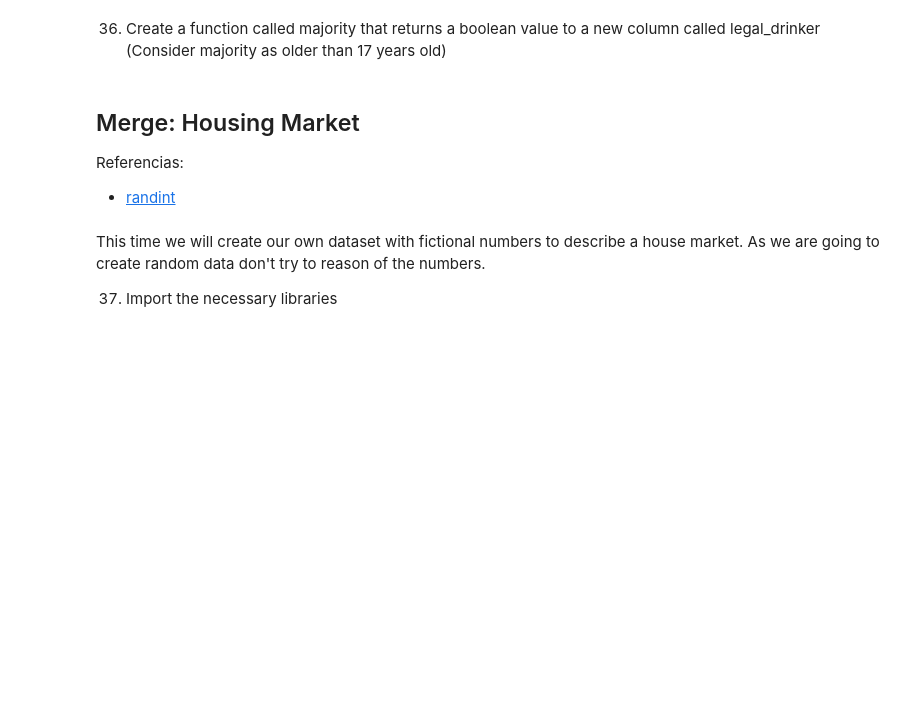
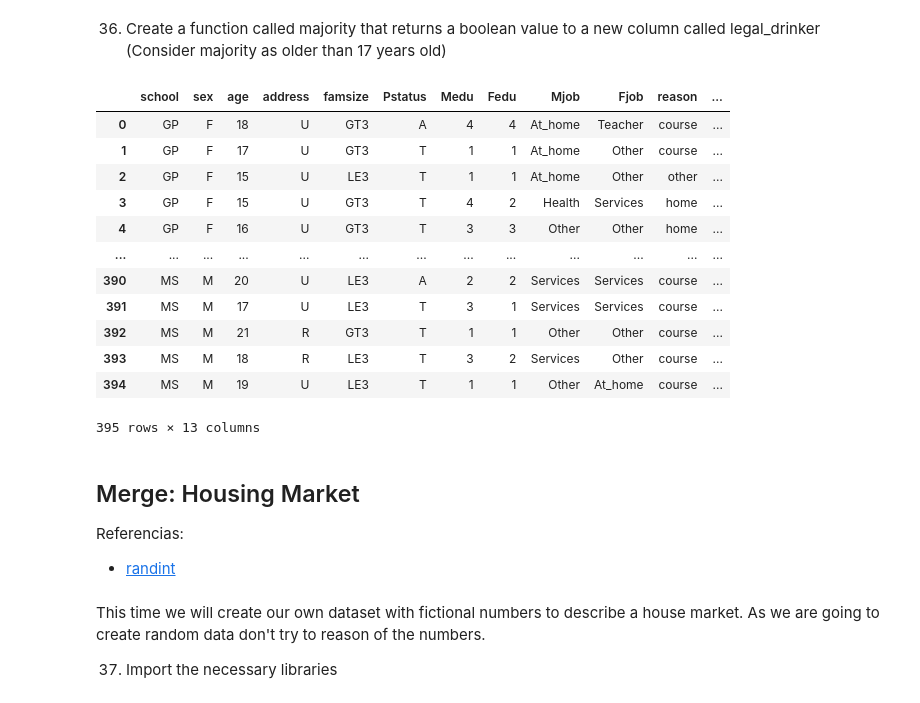
Before and after one commit to Luis-Eduardo-P-Ch/Programacion-para-el-Analisis-de-datos, a Jupyter notebook: Practica4.ipynb, the cells around one changed output. Saved outputs shown, nothing was run; the diff lists cells and outputs as text; code cells hidden in the pictures; blank space fills up the shorter version.

```diff
--- a/Practica4.ipynb
+++ b/Practica4.ipynb
@@ -527,0 +565,4 @@ Referencias:
+# %%
+#si queremos obtener un nuevo dataFrame que contenga solo columnas desde "school" hasta "guardian"
+new_df=df.loc[:, 'school': 'guardian']
+print(new_df)
@@ -530,2 +600,8 @@ Referencias:
 # %% [markdown]
 34. Capitalize both Mjob and Fjob
+# %%
+#Capitalizamos las columnas "Mjob" y "Fjob"
+new_df.loc[:,['Mjob', 'Fjob']]= new_df.loc[:,['Mjob', 'Fjob']].applymap(str.capitalize)
+
+#Imprimimos las primeras 5 filas del dataframe
+print(new_df.head())
@@ -534,5 +633,31 @@ Referencias:
 # %% [markdown]
 36. Create a function called majority that returns a boolean value to a new column called legal_drinker (Consider majority as older than 17 years old)
+# %%
+#Creamos la función mayoria  que devuelve un valor booleano en base a la edad de una peronsa
+def mayoria(age):
+  if age>17:
+    return True
+  else:
+    return False
+#PAra aplicar esta función a la columna age y crear una nueva columna usamos apply() de pandas
+
+new_df['legal_dinker']= Student['age'].apply(mayoria)
+
+new_df
+# %% [output]
+|  | school | sex | age | address | famsize | Pstatus | Medu | Fedu | Mjob | Fjob | reason | ... |
+| 0 | GP | F | 18 | U | GT3 | A | 4 | 4 | At_home | Teacher | course | ... |
+| 1 | GP | F | 17 | U | GT3 | T | 1 | 1 | At_home | Other | course | ... |
+| 2 | GP | F | 15 | U | LE3 | T | 1 | 1 | At_home | Other | other | ... |
+| 3 | GP | F | 15 | U | GT3 | T | 4 | 2 | Health | Services | home | ... |
+| 4 | GP | F | 16 | U | GT3 | T | 3 | 3 | Other | Other | home | ... |
+| ... | ... | ... | ... | ... | ... | ... | ... | ... | ... | ... | ... | ... |
+| 390 | MS | M | 20 | U | LE3 | A | 2 | 2 | Services | Services | course | ... |
+| 391 | MS | M | 17 | U | LE3 | T | 3 | 1 | Services | Services | course | ... |
+| 392 | MS | M | 21 | R | GT3 | T | 1 | 1 | Other | Other | course | ... |
+| 393 | MS | M | 18 | R | LE3 | T | 3 | 2 | Services | Other | course | ... |
+| 394 | MS | M | 19 | U | LE3 | T | 1 | 1 | Other | At_home | course | ... |
+395 rows × 13 columns
 # %% [markdown]
 ## Merge: Housing Market
 Referencias:
```
Also changed, not shown: parts of 8 cells of this notebook.
